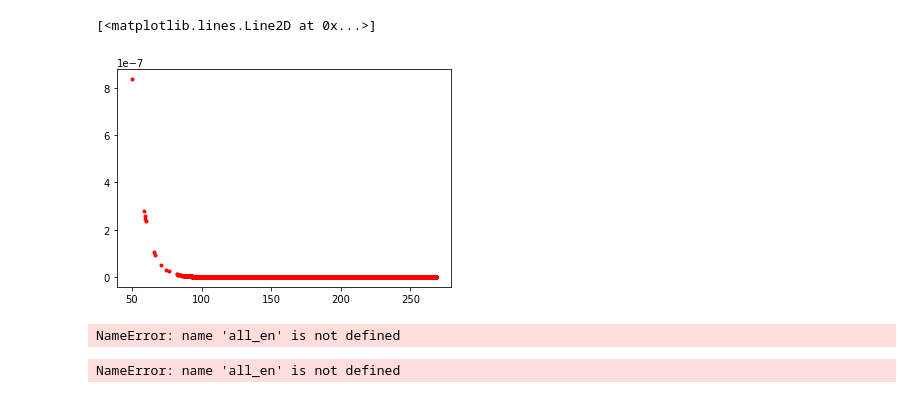
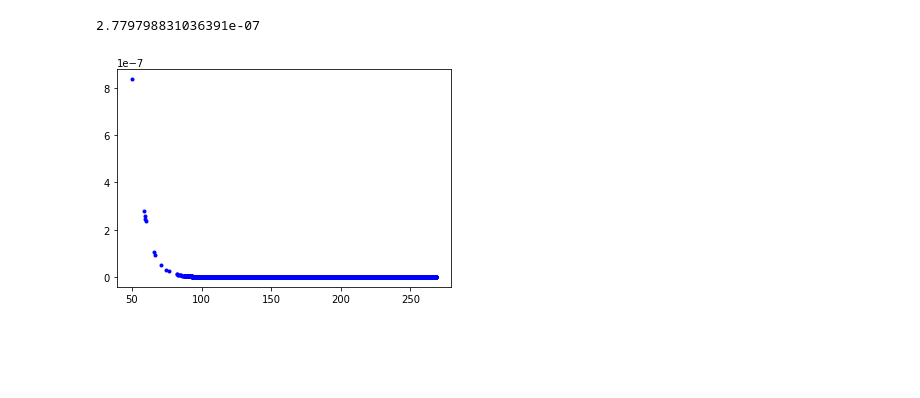
Before and after one commit to dmrowan/LommenResearchGroup, a Jupyter notebook: HorizonCrossing/msis_atm_model.ipynb, the cells around one changed output. Saved outputs shown, nothing was run; the diff lists cells and outputs as text; code cells hidden in the pictures; blank space fills up the shorter version.

Commit message:
sigmaStuff

```diff
--- a/HorizonCrossing/msis_atm_model.ipynb
+++ b/HorizonCrossing/msis_atm_model.ipynb
@@ -232,14 +347,6 @@ NameError: name 'all_en' is not defined
 # %%
-plt.plot(altArray, msisRho, 'r.')
+plt.plot(altArray, msisRho, 'b.')
+msisRho[1]
 # %% [output]
-[<matplotlib.lines.Line2D at 0x...>]
+2.779798831036391e-07
-[figure, old version]
+[figure, new version]
-# %%
-plt.plot(all_en.new_alt, all_en.perc_trans, 'r.')
-plt.plot(all_en.new_alt, Transmit(all_en.new_alt, all_en.rho_msis, all_en.sigmafit_popt), 'k--')
-# %% [output]
-NameError: name 'all_en' is not defined
-# %%
-print(np.mean(all_en.new_alt))
-# %% [output]
-NameError: name 'all_en' is not defined
```
Also changed, not shown: parts of 24 cells of this notebook, 1 other file.
